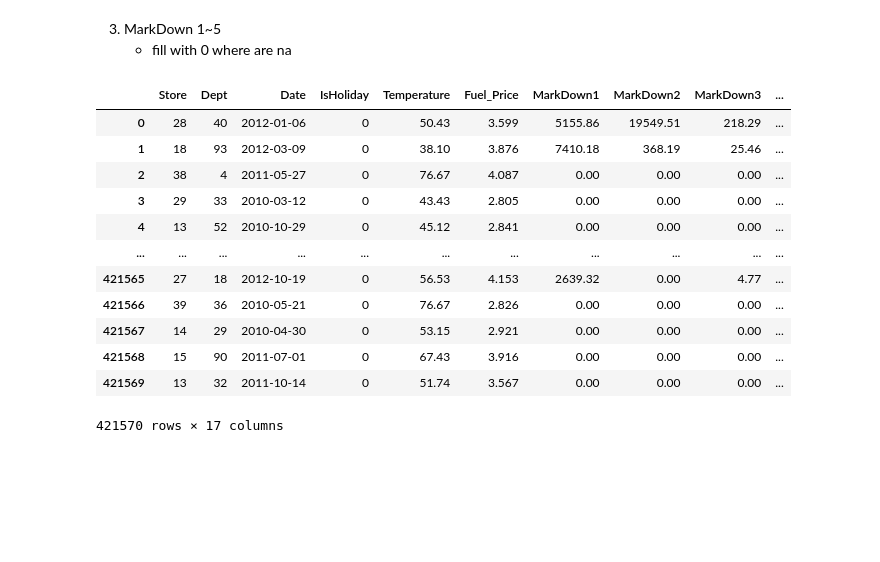
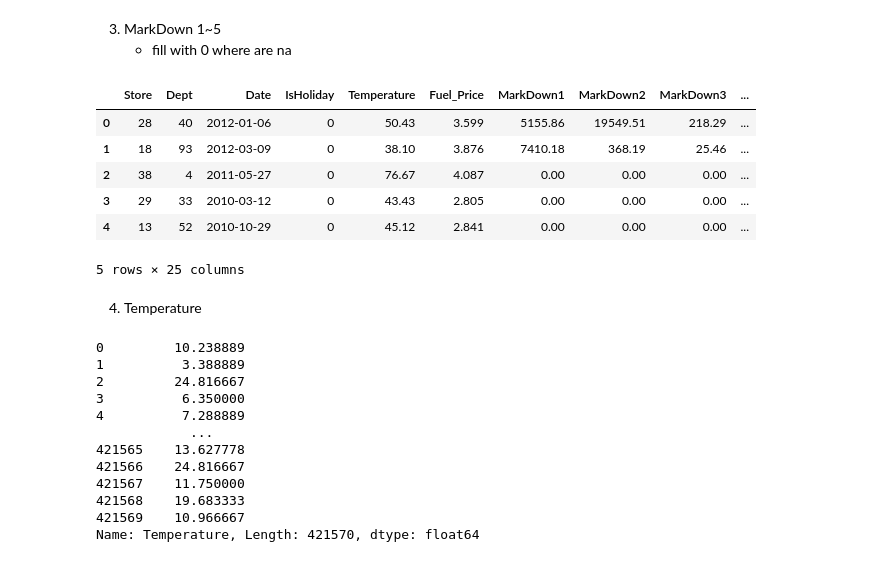
Before and after one commit to tmxkqotnl/project_mini_machine_learning_team_two, a Jupyter notebook: main.ipynb, the cells around one changed output. Cells and saved outputs as stored; diff of their text form; code cells hidden in the pictures; blank space fills up the shorter version.

```diff
--- a/main.ipynb
+++ b/main.ipynb
@@ -191,7 +191,8 @@ Date
 # %% [markdown]
 check distribution
 # %%
-to_date = pd.to_datetime(df['Date'])
+df.loc[:,'Date'] = pd.to_datetime(df['Date'])
+to_date = df['Date'].copy()
 
 print('is NA : {}'.format(to_date.isna().sum()))
 print('unique value of year : {}'.format(np.sort(to_date.dt.year.unique())))
@@ -263,7 +264,7 @@ print('False' if is_continuous(subset['weekofyear'].sort_values(ignore_index=Tru
 weekofyear is continuous
 [figure]
 # %%
-fig,axe = plt.subplots(ncols=3,figsize=(20,10),facecolor='white')
+fig,axe = plt.subplots(ncols=3,figsize=(20,5),facecolor='white')
 year = [2010,2011,2012]
 for y,i in zip(year,axe):
     c_m = sns.scatterplot(x="month_sin",y="month_cos",data=data_sin_cos[data_sin_cos['year'] == y],ax=i)
@@ -275,0 +277,3 @@ for y,i in zip(year,axe):
+# %%
+df = pd.concat([df,data_sin_cos],axis=1)
+df
@@ -458,19 +479,32 @@ df_s_d_pivot.plot(kind='bar',stacked=True,legend=False,rot=0,
 # %%
 for i in range(1,6):
     df['MarkDown'+str(i)].fillna(0,inplace=True)
 
-df
+df.head(5)
 # %% [output]
 |  | Store | Dept | Date | IsHoliday | Temperature | Fuel_Price | MarkDown1 | MarkDown2 | MarkDown3 | ... |
 | 0 | 28 | 40 | 2012-01-06 | 0 | 50.43 | 3.599 | 5155.86 | 19549.51 | 218.29 | ... |
 | 1 | 18 | 93 | 2012-03-09 | 0 | 38.10 | 3.876 | 7410.18 | 368.19 | 25.46 | ... |
 | 2 | 38 | 4 | 2011-05-27 | 0 | 76.67 | 4.087 | 0.00 | 0.00 | 0.00 | ... |
 | 3 | 29 | 33 | 2010-03-12 | 0 | 43.43 | 2.805 | 0.00 | 0.00 | 0.00 | ... |
 | 4 | 13 | 52 | 2010-10-29 | 0 | 45.12 | 2.841 | 0.00 | 0.00 | 0.00 | ... |
-| ... | ... | ... | ... | ... | ... | ... | ... | ... | ... | ... |
-| 421565 | 27 | 18 | 2012-10-19 | 0 | 56.53 | 4.153 | 2639.32 | 0.00 | 4.77 | ... |
-| 421566 | 39 | 36 | 2010-05-21 | 0 | 76.67 | 2.826 | 0.00 | 0.00 | 0.00 | ... |
-| 421567 | 14 | 29 | 2010-04-30 | 0 | 53.15 | 2.921 | 0.00 | 0.00 | 0.00 | ... |
-| 421568 | 15 | 90 | 2011-07-01 | 0 | 67.43 | 3.916 | 0.00 | 0.00 | 0.00 | ... |
-| 421569 | 13 | 32 | 2011-10-14 | 0 | 51.74 | 3.567 | 0.00 | 0.00 | 0.00 | ... |
-421570 rows × 17 columns
+5 rows × 25 columns
+# %% [markdown]
+4. Temperature
+# %%
+# Fahrenheit to Celcious
+df.loc[:,'Temperature'] = (df['Temperature'] - 32) * 5/9
+df['Temperature']
+# %% [output]
+0         10.238889
+1          3.388889
+2         24.816667
+3          6.350000
+4          7.288889
+            ...
+421565    13.627778
+421566    24.816667
+421567    11.750000
+421568    19.683333
+421569    10.966667
+Name: Temperature, Length: 421570, dtype: float64
```
Also changed, not shown: parts of 7 cells of this notebook.
